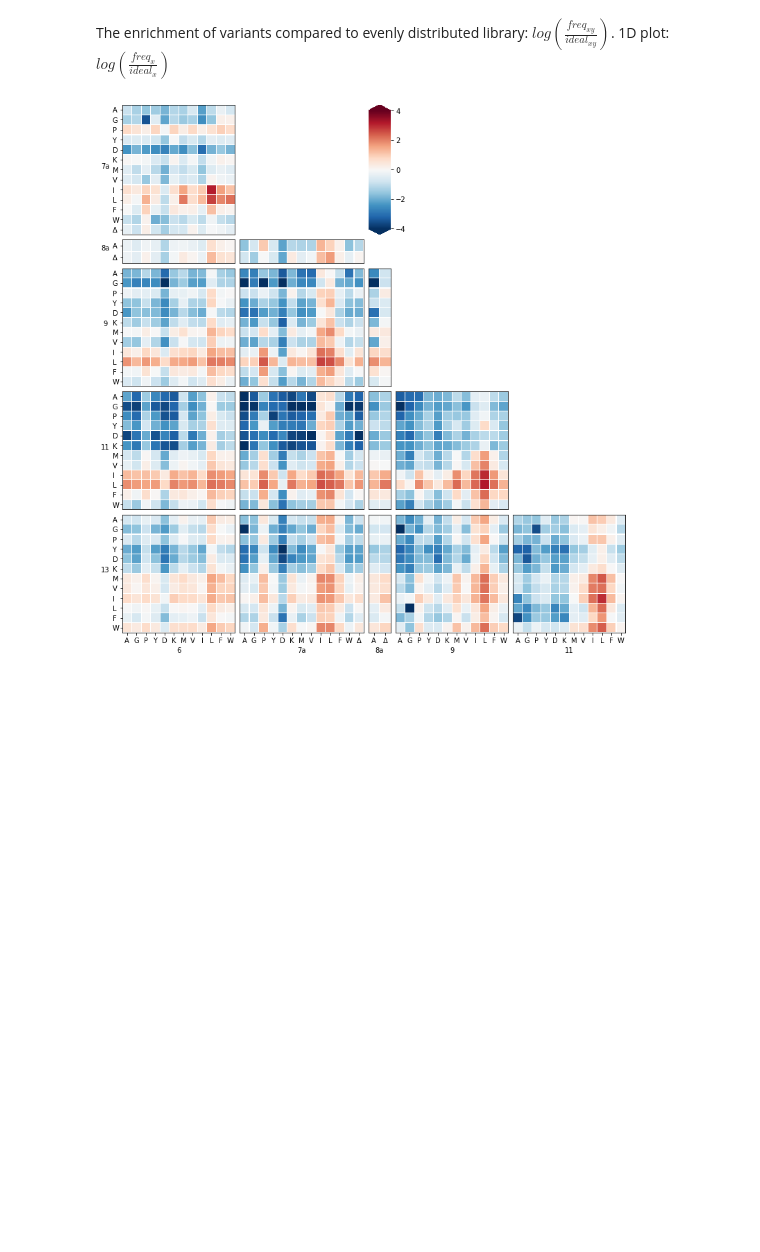
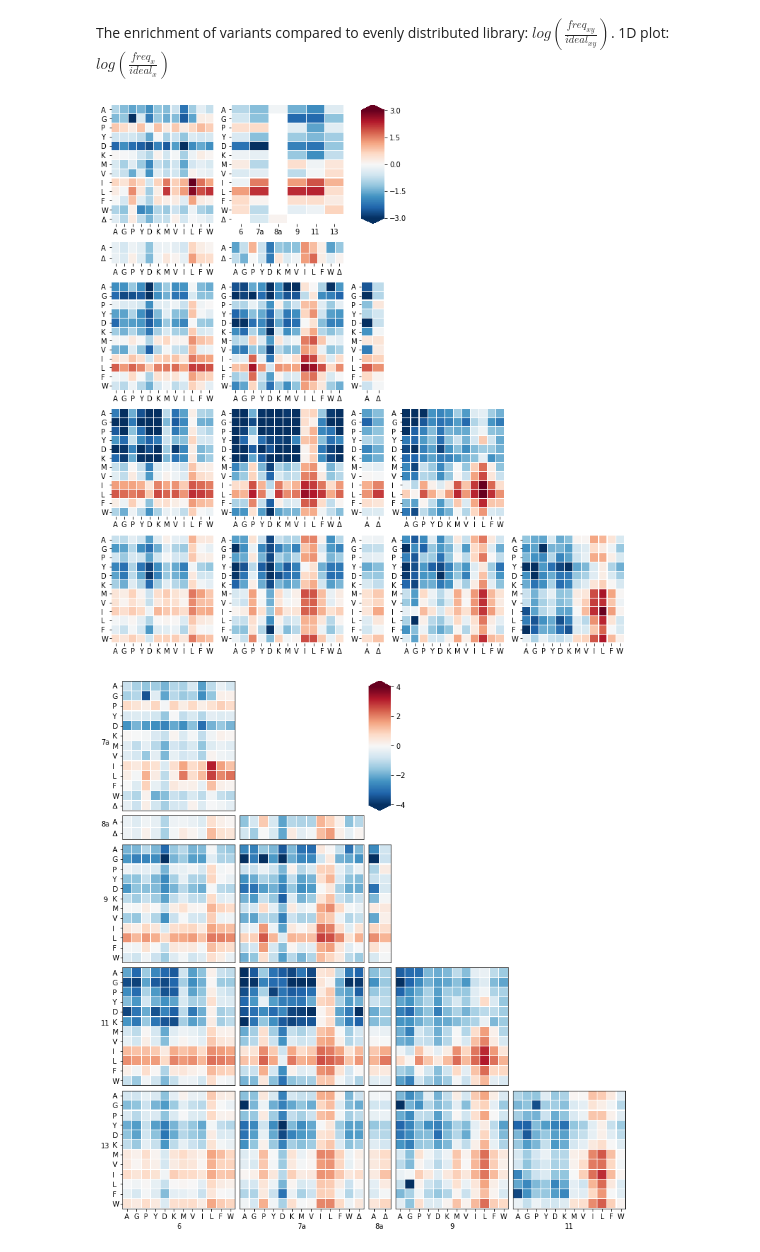
Before and after one commit to MayaPetek/InDelScanner, a Jupyter notebook: Results_Remkes/Heatmaps.ipynb, the cells around one changed output. Saved outputs shown, nothing was run; the diff lists cells and outputs as text; code cells hidden in the pictures; blank space fills up the shorter version.

```diff
--- a/Results_Remkes/Heatmaps.ipynb
+++ b/Results_Remkes/Heatmaps.ipynb
@@ -279,3 +289,7 @@ def get_joint_log_dfs(joint_count_dfs, log_function):
+# %%
+labelled_cross_enrichment_plot((-3,3), np.log2, 'Figure_4_joint_enrichment_labelled.svg')
+# %% [output]
+[figure, added]
 # %%
 def cross_enrichment_plot(ax_lims, log_function=np.log10, fname=None):
 
```
Also changed, not shown: parts of 34 cells of this notebook.
